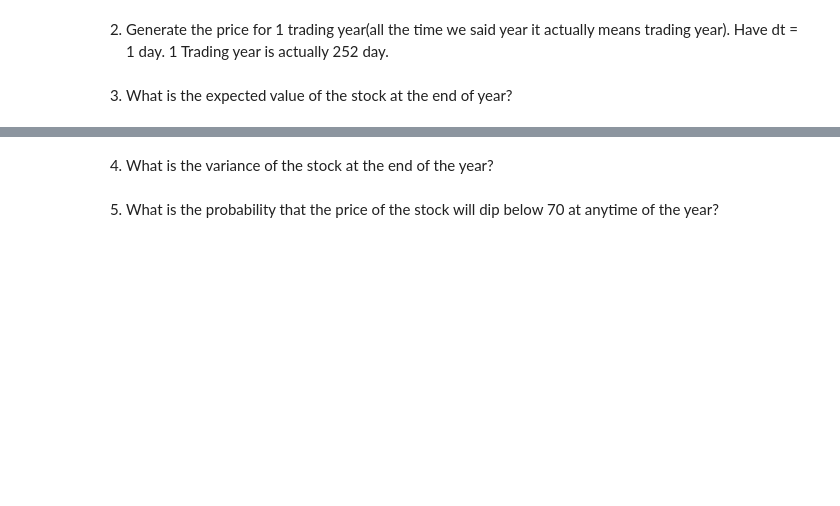
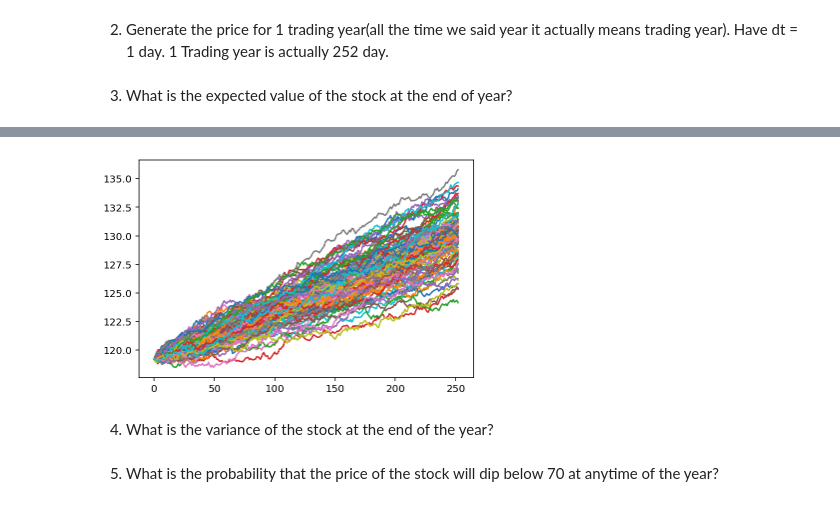
Before and after one commit to MUIC-Numerical-Methods-2018/Exercise-6, a Jupyter notebook: Monte Carlo.ipynb, the cells around one changed output, grey strips where cells are left out. Saved outputs shown, nothing was run; the diff lists cells and outputs as text; code cells hidden in the pictures; blank space fills up the shorter version.

```diff
--- a/Monte Carlo.ipynb
+++ b/Monte Carlo.ipynb
@@ -317,7 +317,7 @@ The funny unit of $\sqrt{t}$ has to do with scaling behavior. You can read it in
 1) Given the volatility($\sigma$) of $28\%$ per $\sqrt{\text{year}}$ and mean rate of return $8.77\%$. The stock today is 119.21$. Write a function to generate the price for tomorrow given the price today.
 # %%
 def next_stock(s, mu, sigma, dt):
-    return s + s*(mu*dt + np.random.randn()*sigma*dt)
+    return s + s*(mu*dt + np.random.randn()*sigma*np.sqrt(dt))
 # %% [markdown]
 2) Generate the price for 1 trading year(all the time we said year it actually means trading year). Have dt = 1 day. 1 Trading year is actually 252 day.
 # %%
@@ -330,8 +330,6 @@ def gen_stock(s, mu, sigma, dt=1/252., n=252):
 # %% [markdown]
 3) What is the expected value of the stock at the end of year?
 # %%
-for i in range(100):
-    prices = gen_stock(119.21, mu=0.0877, sigma=0.28)
 
-    plt.plot(prices)
+stocks = [ gen_stock(119.21, mu=0.0877, sigma=0.28) for _ in range(10000) ]
 # %% [output]
@@ -339,3 +357,8 @@ for i in range(100):
+# %%
+for stock in stocks[:100]:
+    plt.plot(stock)
+# %% [output]
+[figure, added]
 # %% [markdown]
 4) What is the variance of the stock at the end of the year?
 # %% [markdown]
```
Also changed, not shown: parts of 2 cells of this notebook.
